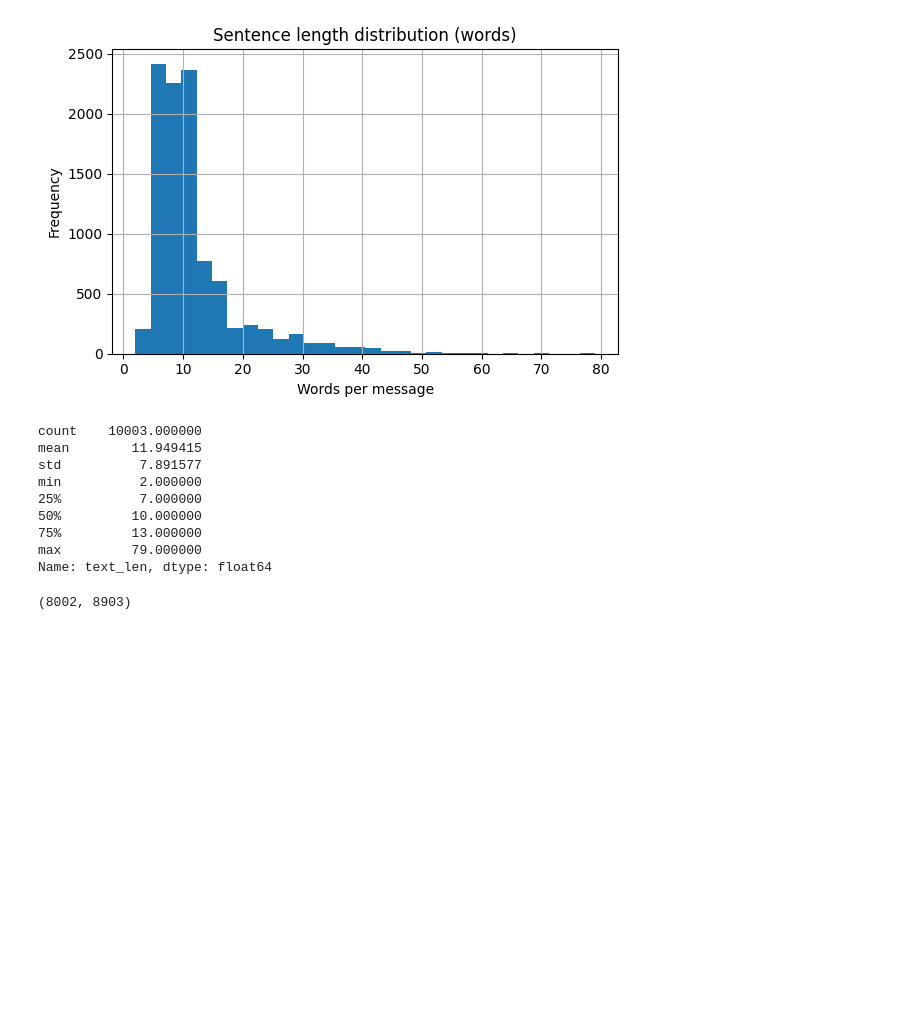
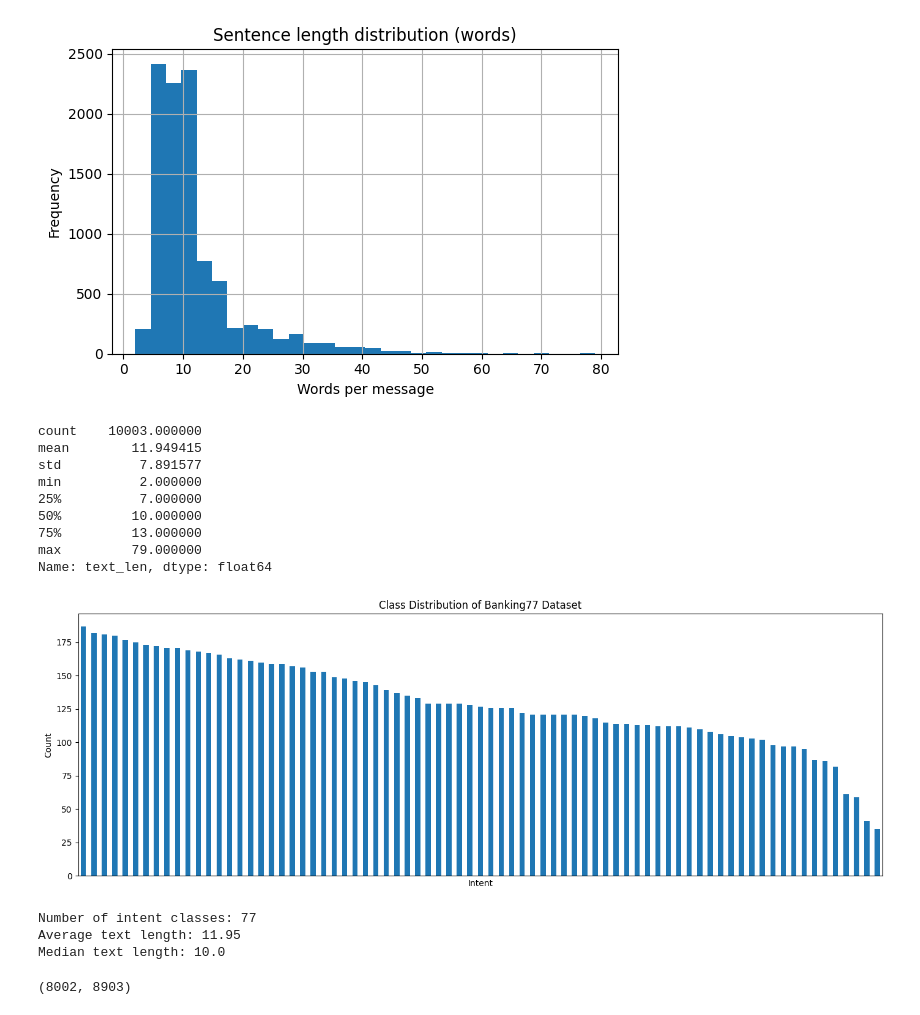
Before and after one commit to RohithRamesh24/Rexon-AI-Banking-Assistant-Chatbot, a Jupyter notebook: notebooks/01_eda.ipynb, the cells around one changed output. Drawn from its saved outputs; the diff is of its cells as text; code cells hidden in the pictures; blank space fills up the shorter version.

Commit message:
Final project update: models, evaluation plots, and report improvements

```diff
--- a/notebooks/01_eda.ipynb
+++ b/notebooks/01_eda.ipynb
@@ -75,6 +82,25 @@ min          2.000000
 75%         13.000000
 max         79.000000
 Name: text_len, dtype: float64
+# %%
+plt.figure(figsize=(14,5))
+intent_counts.plot(kind="bar")
+plt.title("Class Distribution of Banking77 Dataset")
+plt.xlabel("Intent")
+plt.ylabel("Count")
+plt.xticks([], [])  # hide labels because there are too many classes
+plt.tight_layout()
+plt.show()
+# %% [output]
+[figure, added]
+# %%
+print("Number of intent classes:", train["category"].nunique())
+print("Average text length:", round(train["text_len"].mean(), 2))
+print("Median text length:", train["text_len"].median())
+# %% [output]
+Number of intent classes: 77
+Average text length: 11.95
+Median text length: 10.0
 # %%
 from sklearn.feature_extraction.text import TfidfVectorizer
 from sklearn.model_selection import train_test_split
```
Also changed, not shown: parts of 33 cells of this notebook, 1 other file.
